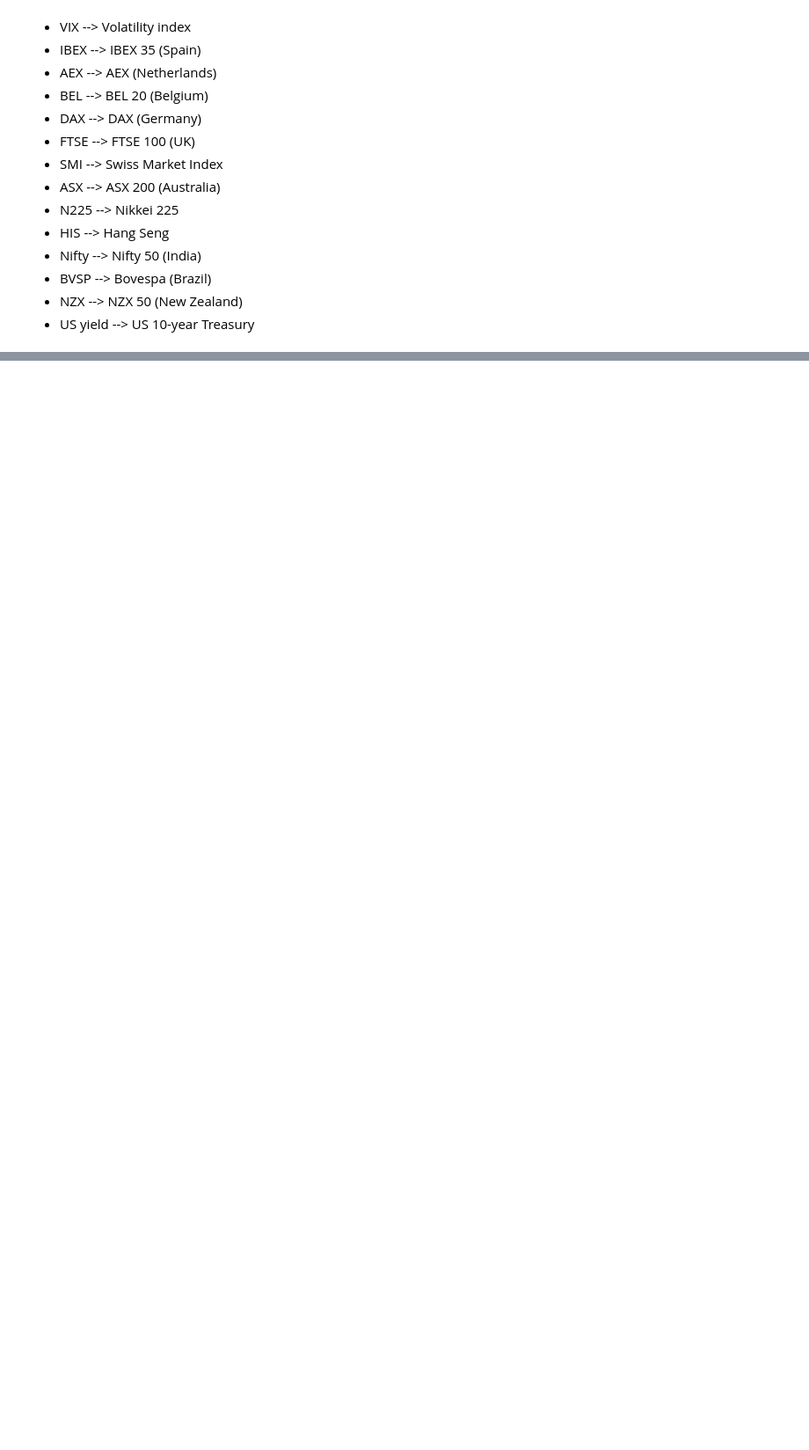
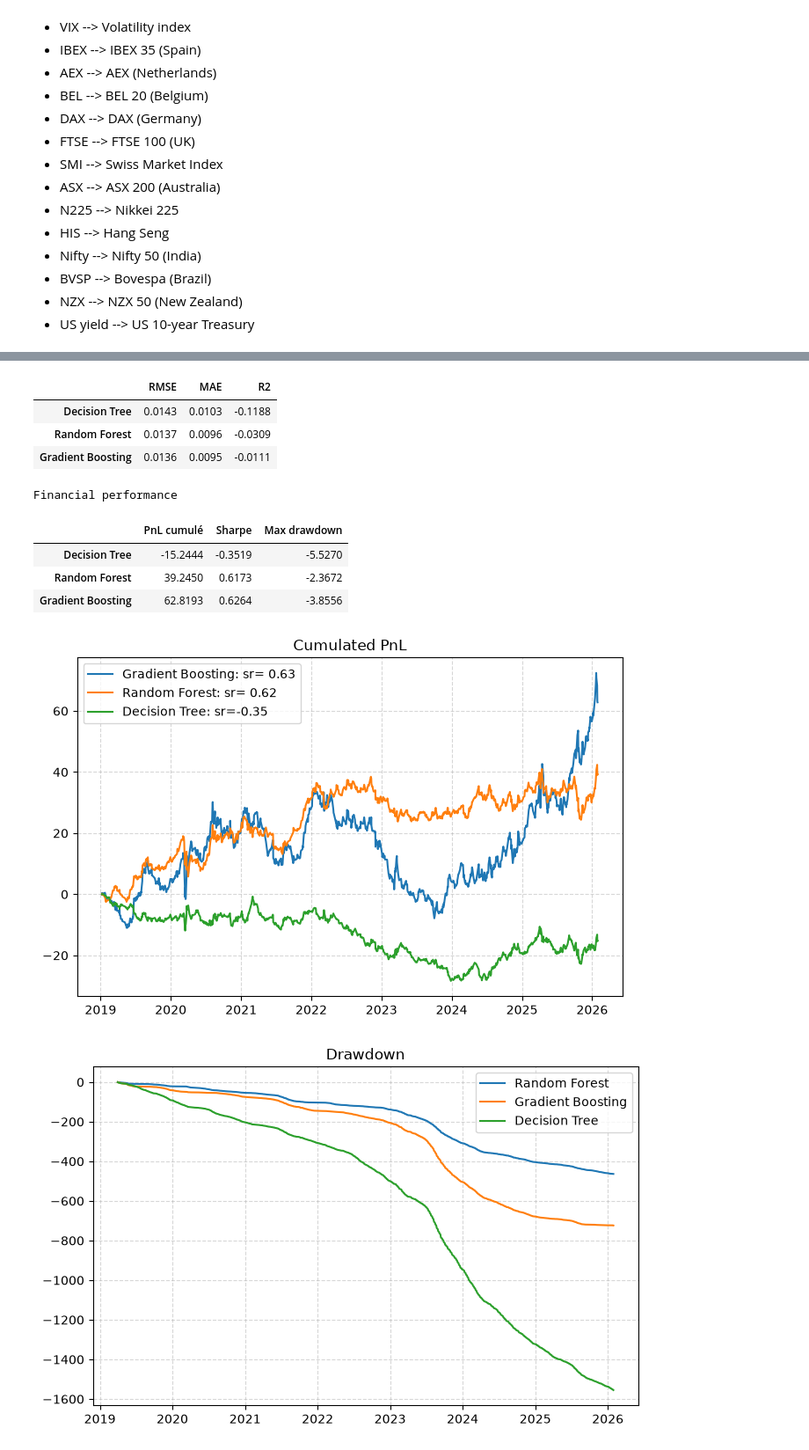
Before and after one commit to phounkpe2004/ML-for-Trading-ENSAE-3A, a Jupyter notebook: ml_trading.ipynb, the cells around one changed output, grey strips where cells are left out. Shown at 88% size. Cells and saved outputs as stored; diff of their text form; code cells hidden in the pictures; blank space fills up the shorter version.

Commit message:
add: fixed the code workflow and implement results display

```diff
--- a/ml_trading.ipynb
+++ b/ml_trading.ipynb
@@ -56,6 +70,6 @@ import yfinance as yf
 # %%
-START = "2016-02-01"
-END = "2026-02-28"
+START = "2010-01-01"
+END = "2026-01-30"
 PERIOD = '1d'
 
 OUT = Path("data/raw")
@@ -81,7 +95,6 @@ YAHOO = {
     "nifty":  ["^NSEI"],
     "bvsp":   ["^BVSP"],
     "nzx":    ["^NZ50"],
-    "usyield": ["^TNX"],
     "ta35":   ["TA35.TA"],
     "oil": ["CL=F"]
 }
@@ -398,0 +767,4 @@ def plot_result(predictions, actual):
+# %%
+allData = fetch_all()
+cleaned_data = check_data_validity(allData, verbose=False)
+features, target, _ = build_features(cleaned_data, lag_order=10, target_col="gold")
@@ -562,0 +821,2 @@ R²:              0.3324
+# %%
+best_models = hyperparameter_optimization(features=X_tune, target=y_tune, models_and_params=models_and_params)
@@ -562,0 +835,3 @@ R²:              0.3324
+# %%
+display_results(features=features, target=target, best_models=best_models)
+# %% [output]
@@ -562,0 +839,11 @@ R²:              0.3324
+|  | RMSE | MAE | R2 |
+| Decision Tree | 0.0143 | 0.0103 | -0.1188 |
+| Random Forest | 0.0137 | 0.0096 | -0.0309 |
+| Gradient Boosting | 0.0136 | 0.0095 | -0.0111 |
+Financial performance
+|  | PnL cumulé | Sharpe | Max drawdown |
+| Decision Tree | -15.2444 | -0.3519 | -5.5270 |
+| Random Forest | 39.2450 | 0.6173 | -2.3672 |
+| Gradient Boosting | 62.8193 | 0.6264 | -3.8556 |
+[figure, added]
+[figure, added]
```
Also changed, not shown: parts of 17 cells of this notebook.
